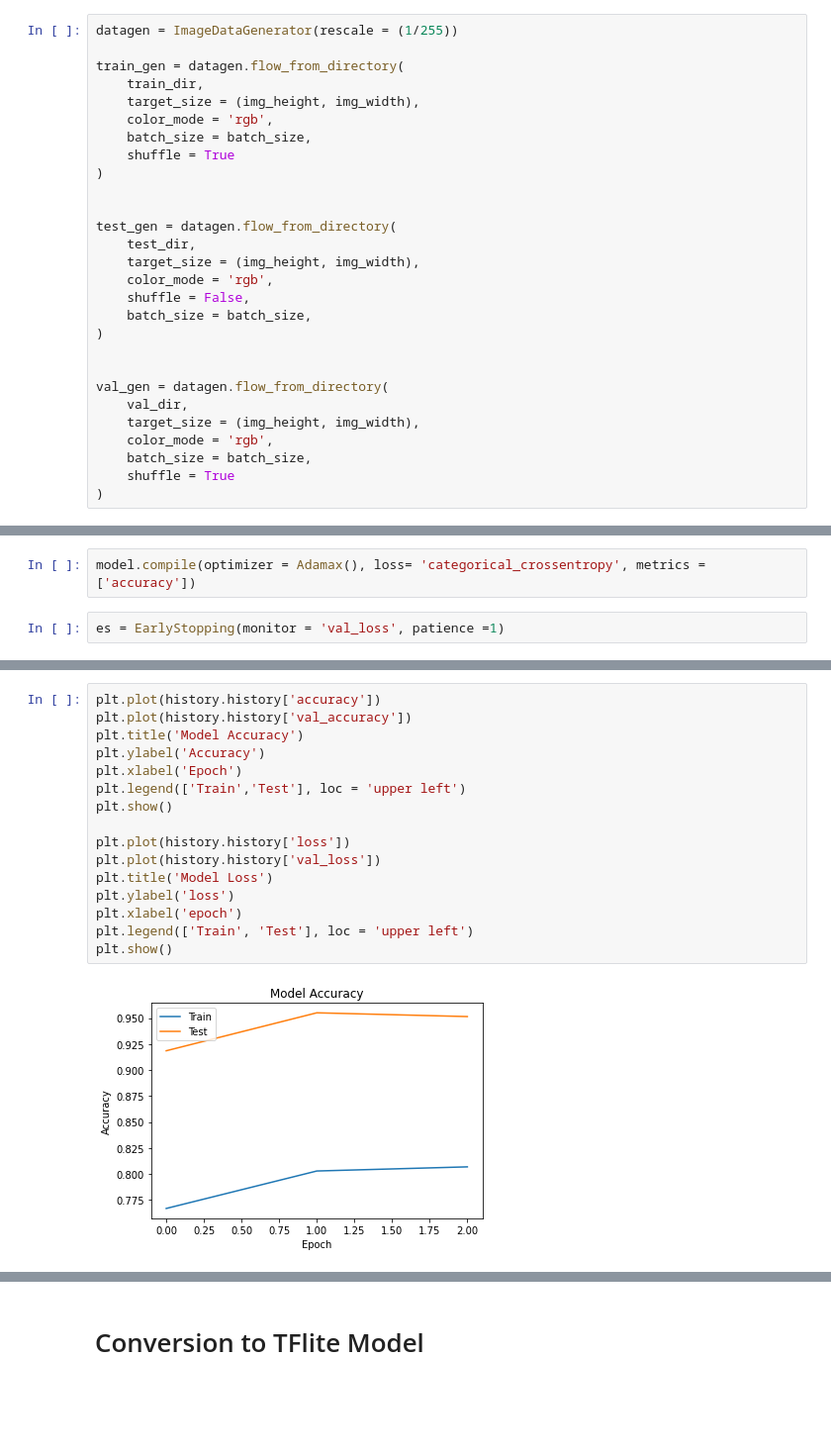
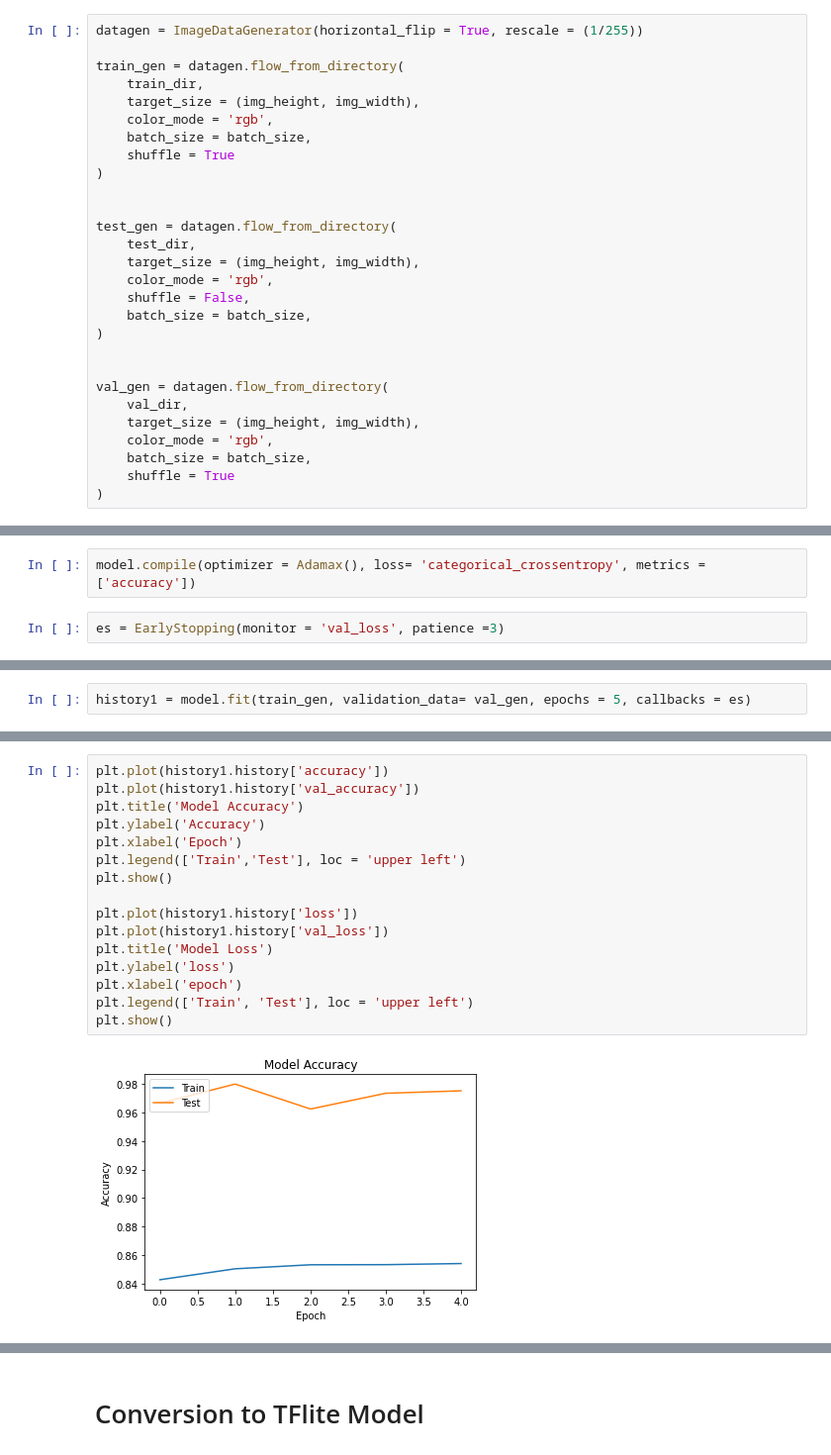
Before and after one commit to brymer-meneses/Mobile-COVID-19-ML-Detection, a Jupyter notebook: Training.ipynb, the cells around one changed output, grey strips where cells are left out. Shown: that part at 99% size. Drawn from its saved outputs; the diff is of its cells as text; blank space fills up the shorter version.

Commit message:
Trained the model more.

```diff
--- a/Training.ipynb
+++ b/Training.ipynb
@@ -42,7 +42,7 @@ img_width = 512
 
 batch_size = 64
 # %%
-datagen = ImageDataGenerator(rescale = (1/255))
+datagen = ImageDataGenerator(horizontal_flip = True, rescale = (1/255))
 
 train_gen = datagen.flow_from_directory(
     train_dir,
@@ -96,7 +96,7 @@ model.add(Dense(3, activation = 'softmax'))
 # %%
 model.compile(optimizer = Adamax(), loss= 'categorical_crossentropy', metrics = ['accuracy'])
 # %%
-es = EarlyStopping(monitor = 'val_loss', patience =1)
+es = EarlyStopping(monitor = 'val_loss', patience =3)
 # %%
 history = model.fit(train_gen, validation_data= val_gen, epochs = 5, callbacks = es)
 # %% [output]
@@ -108,0 +111,2 @@ Epoch 3/5
+# %%
+history1 = model.fit(train_gen, validation_data= val_gen, epochs = 5, callbacks = es)
@@ -119,18 +152,18 @@ print(history.history)
 # %%
-plt.plot(history.history['accuracy'])
-plt.plot(history.history['val_accuracy'])
+plt.plot(history1.history['accuracy'])
+plt.plot(history1.history['val_accuracy'])
 plt.title('Model Accuracy')
 plt.ylabel('Accuracy')
 plt.xlabel('Epoch')
 plt.legend(['Train','Test'], loc = 'upper left')
 plt.show()
 
-plt.plot(history.history['loss'])
-plt.plot(history.history['val_loss'])
+plt.plot(history1.history['loss'])
+plt.plot(history1.history['val_loss'])
 plt.title('Model Loss')
 plt.ylabel('loss')
 plt.xlabel('epoch')
 plt.legend(['Train', 'Test'], loc = 'upper left')
 plt.show()
 # %% [output]
-[figure, old version]
+[figure, new version]
```
Also changed, not shown: parts of 20 cells of this notebook.
